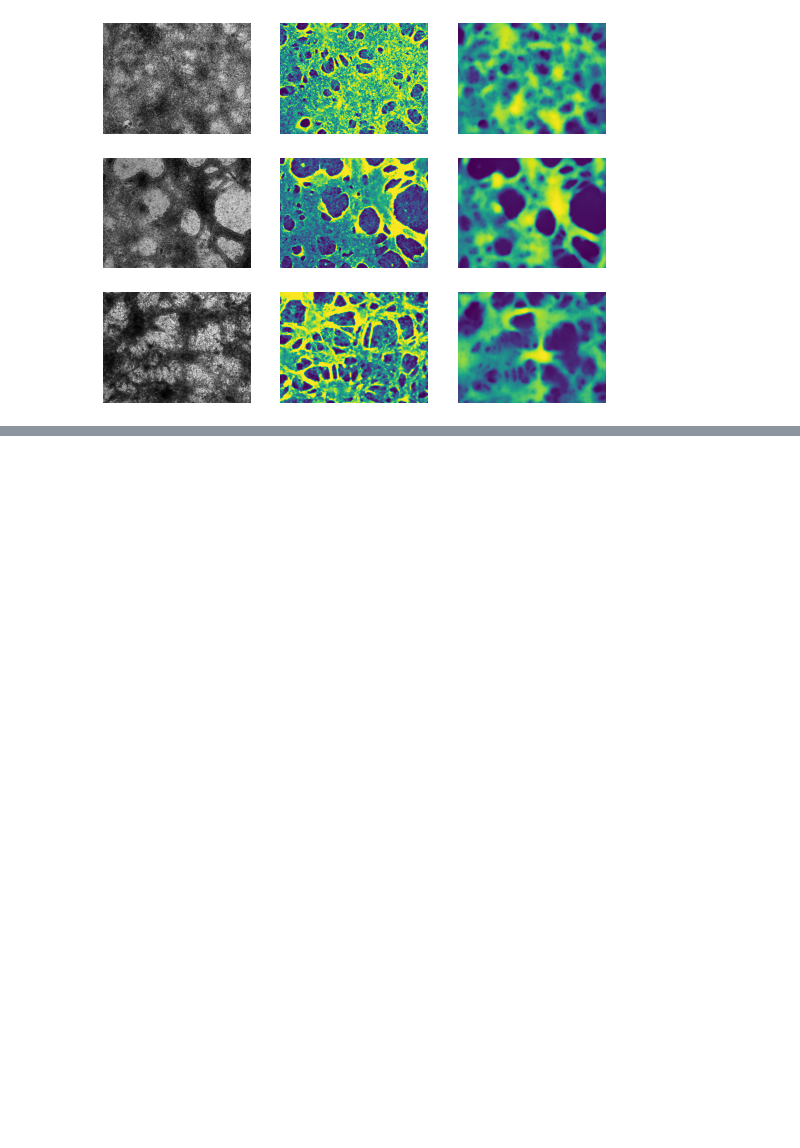
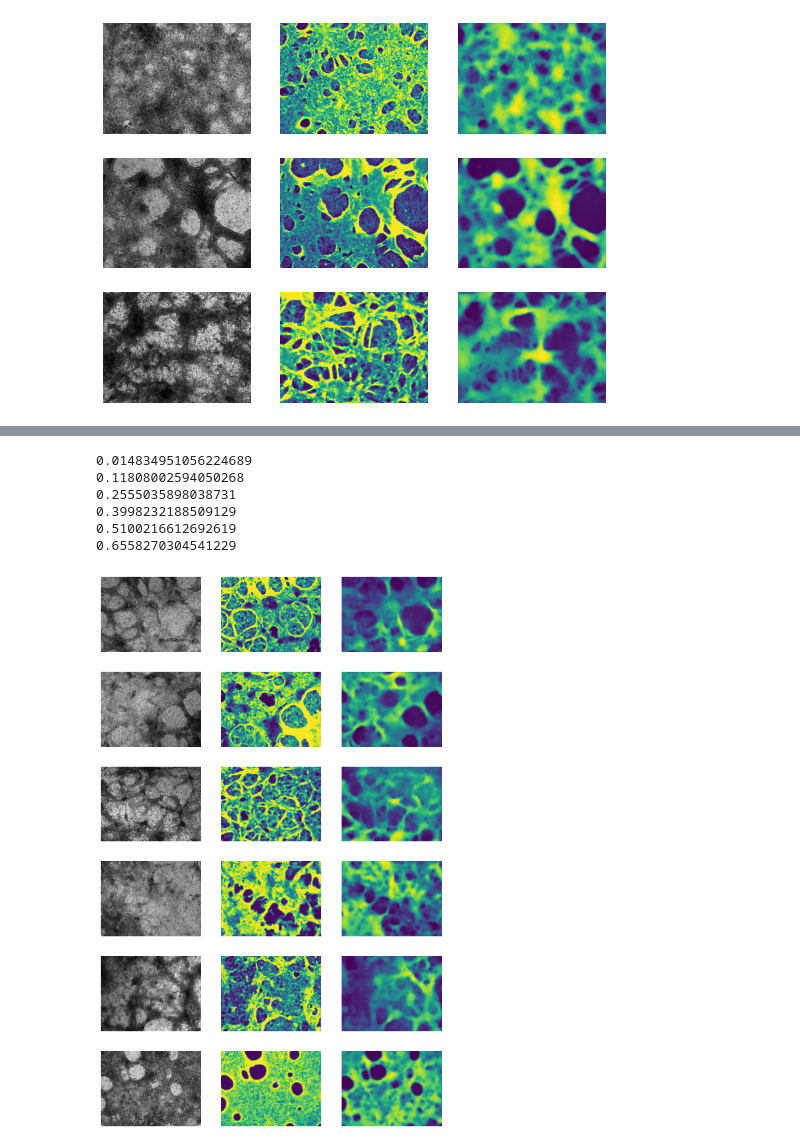
Before and after one commit to miaecle/DiffPred, a Jupyter notebook: metric_breakdown_test.ipynb, the cells around one changed output, grey strips where cells are left out. Cells and saved outputs as stored; diff of their text form; code cells hidden in the pictures; blank space fills up the shorter version.

```diff
--- a/metric_breakdown_test.ipynb
+++ b/metric_breakdown_test.ipynb
@@ -1043,6 +1069,9 @@ for line, line_path in line_paths.items():
         pickle.dump([sample_score_df, random_pixel_df], f)
     with open(os.path.join(line_path, 'seg_samples.pkl'), 'wb') as f:
         pickle.dump(pick_seg_pred_samples(valid_gen, day14_samples, seed=123), f)
+    if line == 'Test: TNNI':
+        with open(os.path.join(line_path, 'seg_all.pkl'), 'wb') as f:
+            pickle.dump(day14_samples, f)
 # %% [markdown]
 <br/><br/><br/><br/>
 ## Segmentation perf: original validation/test ##
@@ -1423,0 +1458,43 @@ plt.savefig('figs/fig-2i-raw.png', bbox_inches='tight', dpi=300)
+# %%
+seg_full = pickle.load(open('VALIDATION/additional_lines_for_seg/line_additional-combined-24/ex0-pre/seg_full.pkl', 'rb'))
+seg_score = pickle.load(open('VALIDATION/additional_lines_for_seg/line_additional-combined-24/ex0-pre/seg_summary2.pkl', 'rb'))[0]
+
+plot_samples = [
+    ('line_additional-combined-24', 'ex0-pre', '14', 'B5', '28'),
+    ('line_additional-combined-24', 'ex0-pre', '14', 'B5', '15'),
+    ('line_additional-combined-24', 'ex0-pre', '14', 'D5', '5'),
+    ('line_additional-combined-24', 'ex0-pre', '14', 'B5', '20'),
+    ('line_additional-combined-24', 'ex0-pre', '14', 'D2', '7'),
+    ('line_additional-combined-24', 'ex0-pre', '14', 'C1', '17'),
+]
+
+plt.figure(figsize=(9, 15))
+n_rows = len(plot_samples)
+
+for i, s in enumerate(plot_samples):
+    pr = seg_score.loc[[s]]['pearson-r'][0]
+    print(pr)
+    p = [p for p in seg_full if get_identifier(p[-1]) == s][0]
+
+    X = p[0][..., 0]
+    y = p[1][..., 3]*3 + p[1][..., 2]*2 + p[1][..., 1]
+
+    plt.subplot(n_rows, 3, i*3+1)
+    plt.imshow(X, cmap='gray')
+    plt.axis('off')
+    plt.subplot(n_rows, 3, i*3+2)
+    plt.imshow(y, cmap='viridis')
+    plt.axis('off')
+    plt.subplot(n_rows, 3, i*3+3)
+    plt.imshow(p[3], cmap='viridis')
+    plt.axis('off')
+
+plt.savefig('figs/supp-fig-2b-add.png', bbox_inches='tight', dpi=300)
+# %% [output]
+0.014834951056224689
+0.11808002594050268
+0.2555035898038731
+0.3998232188509129
+0.5100216612692619
+0.6558270304541229
+[figure, added]
```
Also changed, not shown: parts of 5 cells of this notebook, 1 other file.
